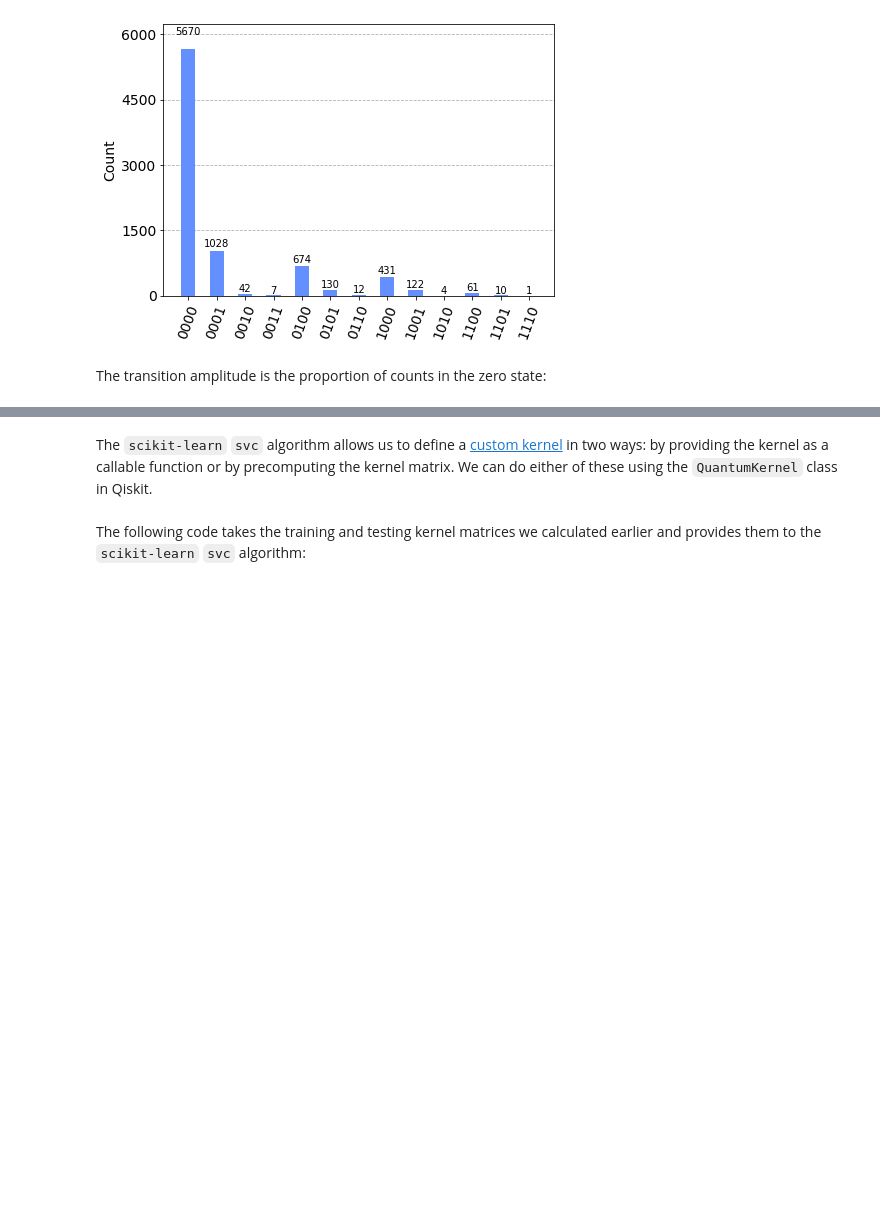
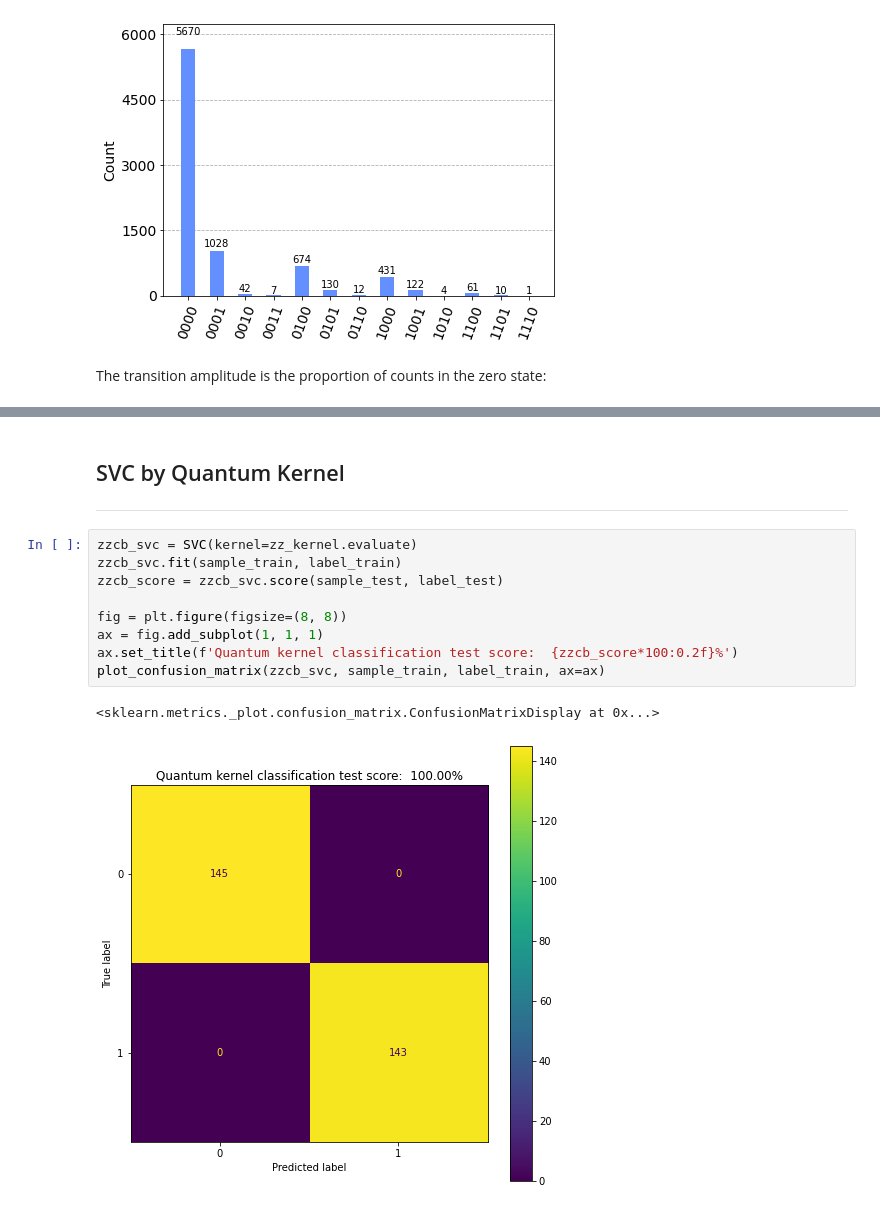
Before and after one commit to asajm/Quantum-Kernel-Method, a Jupyter notebook: QKM2.ipynb, the cells around one changed output, grey strips where cells are left out. Saved outputs shown, nothing was run; the diff lists cells and outputs as text; blank space fills up the shorter version.

```diff
--- a/QKM2.ipynb
+++ b/QKM2.ipynb
@@ -246,4 +170,15 @@ plt.show()
-# %% [markdown]
-The `scikit-learn` `svc` algorithm allows us to define a [custom kernel](https://scikit-learn.org/stable/modules/svm.html#custom-kernels) in two ways: by providing the kernel as a callable function or by precomputing the kernel matrix. We can do either of these using the `QuantumKernel` class in Qiskit.
-# %% [markdown]
-The following code takes the training and testing kernel matrices we calculated earlier and  provides them to the `scikit-learn` `svc` algorithm:
+# %% [markdown]
+## SVC by Quantum Kernel
+---
+# %%
+zzcb_svc = SVC(kernel=zz_kernel.evaluate)
+zzcb_svc.fit(sample_train, label_train)
+zzcb_score = zzcb_svc.score(sample_test, label_test)
+
+fig = plt.figure(figsize=(8, 8))
+ax = fig.add_subplot(1, 1, 1)
+ax.set_title(f'Quantum kernel classification test score:  {zzcb_score*100:0.2f}%')
+plot_confusion_matrix(zzcb_svc, sample_train, label_train, ax=ax)
+# %% [output]
+<sklearn.metrics._plot.confusion_matrix.ConfusionMatrixDisplay at 0x...>
+[figure, added]
```
Also changed, not shown: parts of 49 cells of this notebook, 1 other file.
